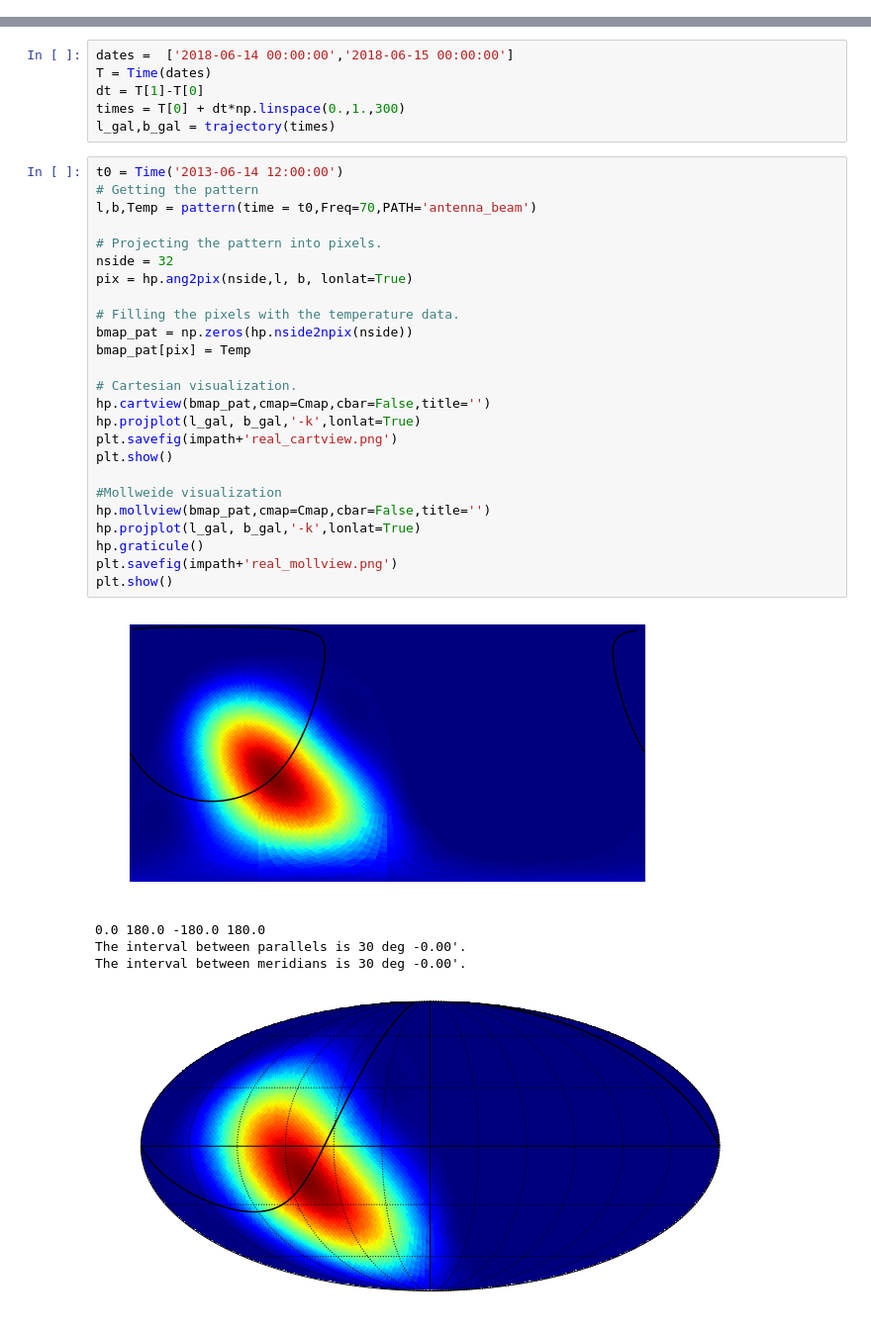
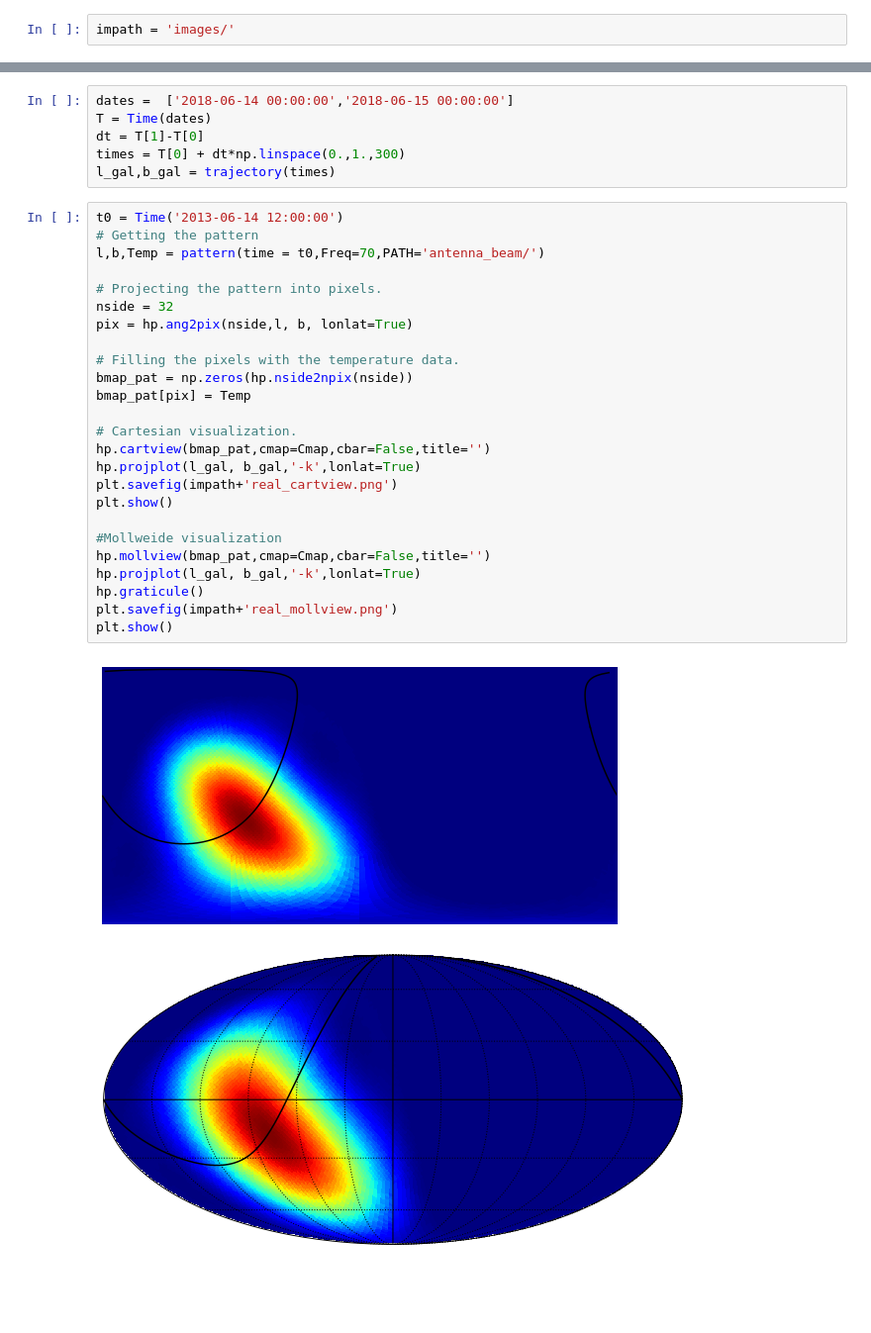
Before and after one commit to GabrielMissael/SciHi, a Jupyter notebook: simulated_beam.ipynb, the cells around one changed output, grey strips where cells are left out. Shown at 99% size. Saved outputs shown, nothing was run; the diff lists cells and outputs as text; blank space fills up the shorter version.

```diff
--- a/simulated_beam.ipynb
+++ b/simulated_beam.ipynb
@@ -13,3 +9,5 @@ impath = '/home/hiram/Documentos/Tesis/Tesis_latex/Imagenes/'
+# %%
+impath = 'images/'
 # %% [markdown]
 This notebook is used to test the procedure with a mock pattern.
 # %% [markdown]
@@ -80,34 +81,31 @@ l_gal,b_gal = trajectory(times)
 # %%
 t0 = Time('2013-06-14 12:00:00')
 # Getting the pattern
-l,b,Temp = pattern(time = t0,Freq=70,PATH='antenna_beam')
+l,b,Temp = pattern(time = t0,Freq=70,PATH='antenna_beam/')
 
 # Projecting the pattern into pixels.
 nside = 32
 pix = hp.ang2pix(nside,l, b, lonlat=True)
 
 # Filling the pixels with the temperature data.
 bmap_pat = np.zeros(hp.nside2npix(nside))
 bmap_pat[pix] = Temp
 
 # Cartesian visualization.
 hp.cartview(bmap_pat,cmap=Cmap,cbar=False,title='')
 hp.projplot(l_gal, b_gal,'-k',lonlat=True)
 plt.savefig(impath+'real_cartview.png')
 plt.show()
 
 #Mollweide visualization
 hp.mollview(bmap_pat,cmap=Cmap,cbar=False,title='')
 hp.projplot(l_gal, b_gal,'-k',lonlat=True)
 hp.graticule()
 plt.savefig(impath+'real_mollview.png')
 plt.show()
 # %% [output]
-[figure, old version]
+[figure, new version]
-0.0 180.0 -180.0 180.0
-The interval between parallels is 30 deg -0.00'.
-The interval between meridians is 30 deg -0.00'.
-[figure, old version]
+[figure, new version]
 # %%
 t0 = Time('2013-06-14 08:00:00')
 # Getting the pattern
```
Also changed, not shown: parts of 5 cells of this notebook.
